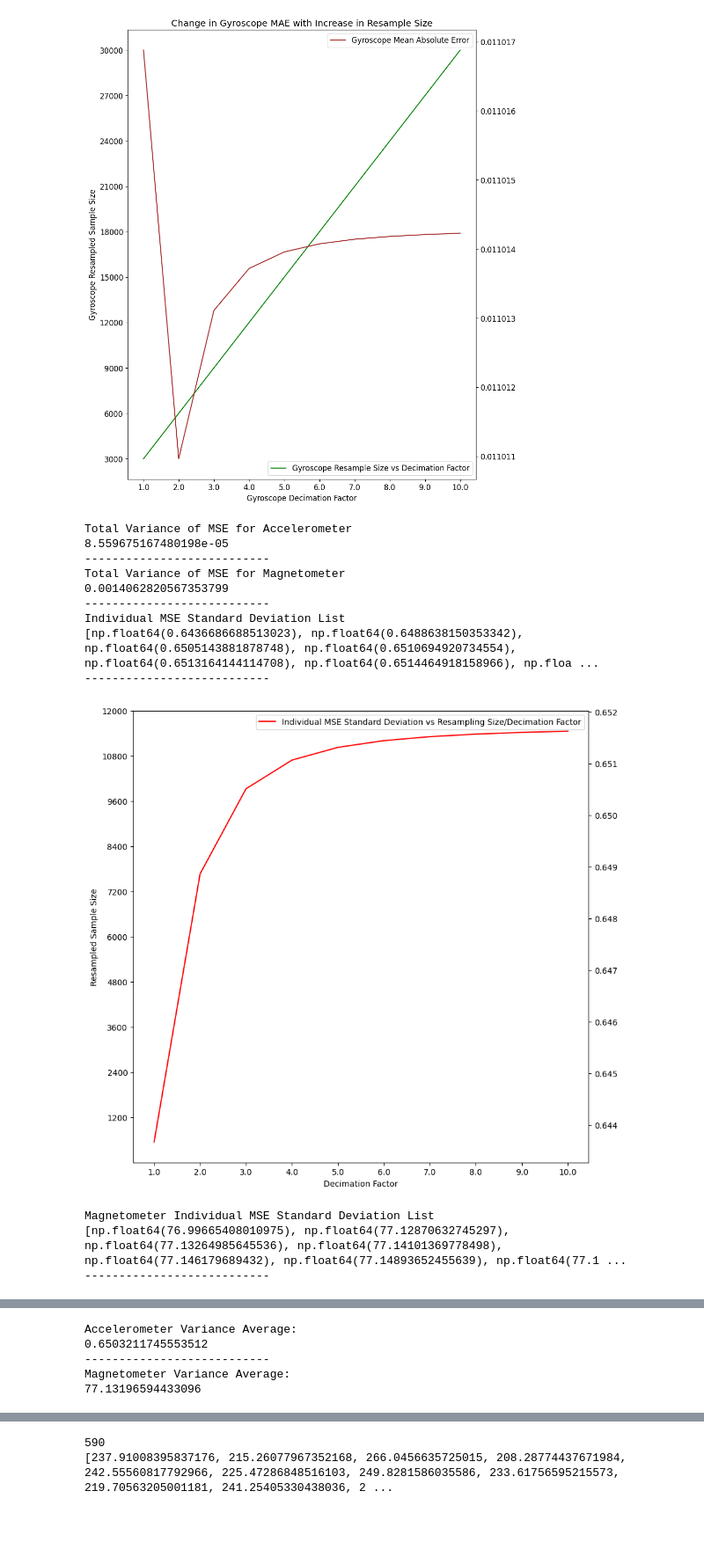
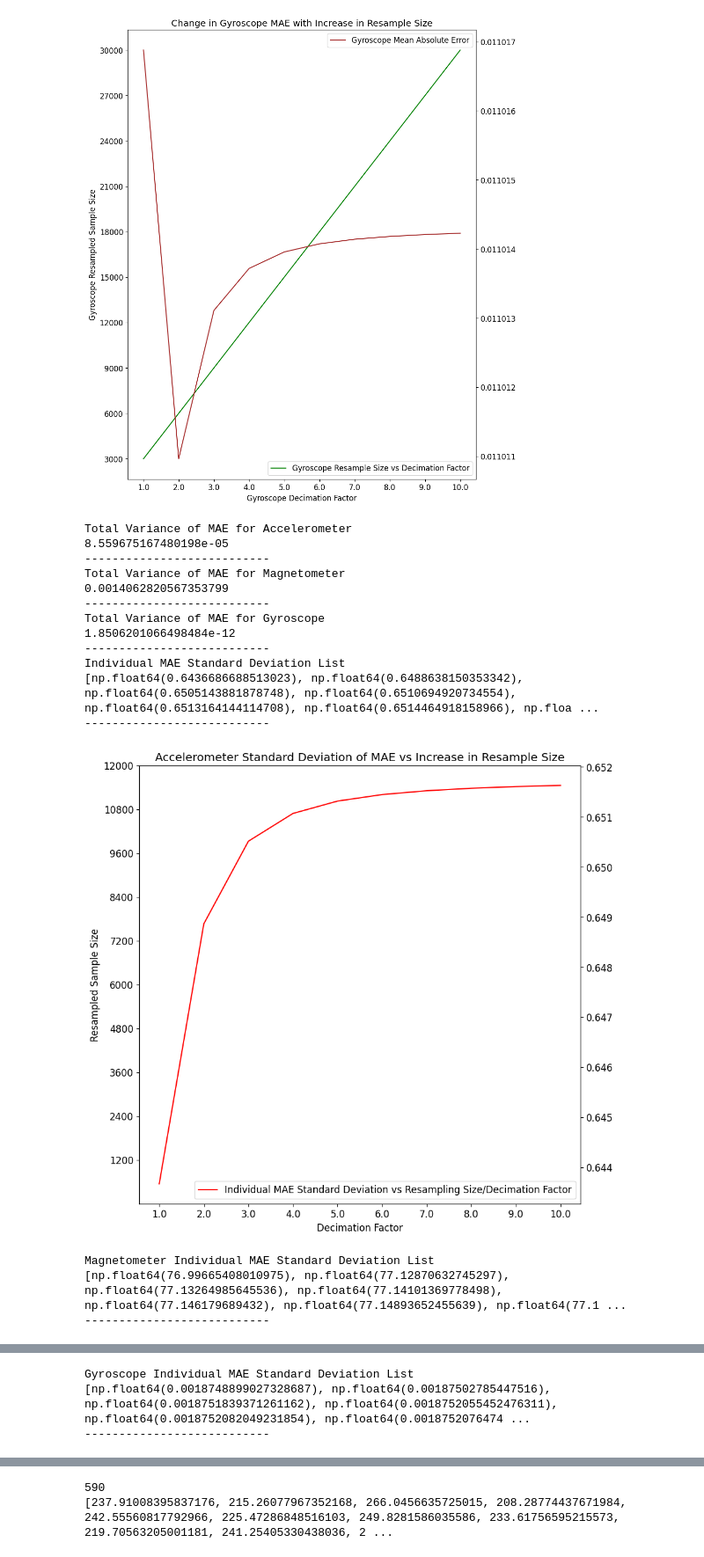
Before and after one commit to ahmedRafique744/Trim-management, a Jupyter notebook: imu_processing.ipynb, the cells around one changed output, grey strips where cells are left out. Shown at 88% size. Saved outputs shown, nothing was run; the diff lists cells and outputs as text; code cells hidden in the pictures; blank space fills up the shorter version.

```diff
--- a/imu_processing.ipynb
+++ b/imu_processing.ipynb
@@ -675,84 +675,126 @@ plt.show()
 (10, 589)
 [figure]
 # %%
-# Calculating Total MSE Variance/Standard Deviation
+# Calculating Total MAE Variance/Standard Deviation
 
 mse_variance_xl = np.var(mean_squared_list)
-print("Total Variance of MSE for Accelerometer")
+print("Total Variance of MAE for Accelerometer")
 print(mse_variance_xl)
 print("---------------------------")
 
 mse_variance_mag = np.var(mag_mean_squared_list)
-print("Total Variance of MSE for Magnetometer")
+print("Total Variance of MAE for Magnetometer")
 print(mse_variance_mag)
 print("---------------------------")
 
-#  Calculating Individual MSE Variance/Standard Deviation for Accelerometer
+mse_variance_gy = np.var(gy_mean_squared_list)
+print("Total Variance of MAE for Gyroscope")
+print(mse_variance_gy)
+print("---------------------------")
+
+#  Calculating Individual MAE Variance/Standard Deviation for Accelerometer
 variance_list = []
 for interval in total_interval_vals:
     interval_var = np.std(interval)
     variance_list.append(interval_var)
 
-print("Individual MSE Standard Deviation List")
+print("Individual MAE Standard Deviation List")
 print(variance_list)
 print("---------------------------")
 fig, ax1 = plt.subplots()
 fig.set_figwidth(10)
 fig.set_figheight(10)
 ax_t = ax1.twinx()
-ax_t.plot(decimate_sizes, variance_list, label="Individual MSE Standard Deviation vs Resampling Size/Decimation Factor", c="red")
+ax_t.plot(decimate_sizes, variance_list, label="Individual MAE Standard Deviation vs Resampling Size/Decimation Factor", c="red")
 ax1.set_xticks(decimate_sizes, labels=list(decimate_sizes))
 ax1.set_yticks(resample_sizes, labels=list(resample_sizes))
 ax1.set_xlabel("Decimation Factor")
 ax1.set_ylabel("Resampled Sample Size")
+ax1.set_title("Accelerometer Standard Deviation of MAE vs Increase in Resample Size")
 plt.legend()
 plt.show()
 
-#  Calculating Individual MSE Variance/Standard Deviation for Magnetometer
+#  Calculating Individual MAE Variance/Standard Deviation for Magnetometer
 mag_variance_list = []
 for mag_interval in mag_total_interval_vals:
     mag_interval_var = np.std(mag_interval)
     mag_variance_list.append(mag_interval_var)
 
-print("Magnetometer Individual MSE Standard Deviation List")
+print("Magnetometer Individual MAE Standard Deviation List")
 print(mag_variance_list)
 print("---------------------------")
 fig, ax1 = plt.subplots()
 fig.set_figwidth(10)
 fig.set_figheight(10)
 ax_t = ax1.twinx()
-ax_t.plot(mag_decimate_sizes, mag_variance_list, label="Magnetometer Individual MSE Standard Deviation vs Resampling Size/Decimation Factor", c="blue")
+ax_t.plot(mag_decimate_sizes, mag_variance_list, label="Mag MAE Standard Deviation vs Resampling Size/Decimation Factor", c="blue")
 formatter = ScalarFormatter(useOffset=False)
 formatter.set_scientific(False)
 ax_t.yaxis.set_major_formatter(formatter)
 ax1.set_xticks(mag_decimate_sizes, labels=list(mag_decimate_sizes))
 ax1.set_yticks(mag_resample_sizes, labels=list(mag_resample_sizes))
 ax1.set_xlabel("Mag Decimation Factor")
 ax1.set_ylabel("Mag Resampled Sample Size")
+ax1.set_title("Magnetometer Standard Deviation of MAE vs Increase in Resample Size")
 plt.legend()
 plt.show()
 
+#  Calculating Individual MAE Variance/Standard Deviation for Gyroscope
+gy_variance_list = []
+for gy_interval in gy_total_interval_vals:
+    gy_interval_var = np.std(gy_interval)
+    gy_variance_list.append(gy_interval_var)
+
+print("Gyroscope Individual MAE Standard Deviation List")
+print(gy_variance_list)
+print("---------------------------")
+fig, ax1 = plt.subplots()
+fig.set_figwidth(10)
+fig.set_figheight(10)
+ax_t = ax1.twinx()
+ax_t.plot(gy_decimate_sizes, gy_variance_list, label="Gyroscope MAE Standard Deviation vs Resampling Size/Decimation Factor", c="brown")
+formatter = ScalarFormatter(useOffset=False)
+formatter.set_scientific(False)
+ax_t.yaxis.set_major_formatter(formatter)
+ax1.set_xticks(gy_decimate_sizes, labels=list(gy_decimate_sizes))
+ax1.set_yticks(gy_resample_sizes, labels=list(mag_resample_sizes))
+ax1.set_xlabel("Gyroscope Decimation Factor")
+ax1.set_ylabel("Gyroscope Resampled Sample Size")
+ax1.set_title("Gyroscope Standard Deviation of MAE vs Increase in Resample Size")
+plt.legend()
+plt.show()
+
+
 # Average of Accelerometer Variance List
 xl_var_avg = np.average(variance_list)
-print("Accelerometer Variance Average:")
+print("Accelerometer Standard Deviation Average:")
 print(xl_var_avg)
 print("---------------------------")
 
 # Average of Magnetometer Variance List
 mag_var_avg = np.average(mag_variance_list)
-print("Magnetometer Variance Average:")
+print("Magnetometer Standard Deviaion Average:")
 print(mag_var_avg)
+print("---------------------------")
+
+# Average of Gyroscope Variance List
+gy_var_avg = np.average(gy_variance_list)
+print("Gyroscope Variance Average:")
+print(gy_var_avg)
 # %% [output]
-Total Variance of MSE for Accelerometer
+Total Variance of MAE for Accelerometer
 8.559675167480198e-05
 ---------------------------
-Total Variance of MSE for Magnetometer
+Total Variance of MAE for Magnetometer
 0.0014062820567353799
 ---------------------------
-Individual MSE Standard Deviation List
+Total Variance of MAE for Gyroscope
+1.8506201066498484e-12
+---------------------------
+Individual MAE Standard Deviation List
 [np.float64(0.6436686688513023), np.float64(0.6488638150353342), np.float64(0.6505143881878748), np.float64(0.6510694920734554), np.float64(0.6513164144114708), np.float64(0.6514464918158966), np.floa ...
 ---------------------------
-[figure, old version]
+[figure, new version]
-Magnetometer Individual MSE Standard Deviation List
+Magnetometer Individual MAE Standard Deviation List
 [np.float64(76.99665408010975), np.float64(77.12870632745297), np.float64(77.13264985645536), np.float64(77.14101369778498), np.float64(77.146179689432), np.float64(77.14893652455639), np.float64(77.1 ...
 ---------------------------
@@ -760,5 +802,3 @@ Magnetometer Individual MSE Standard Deviation List
-Accelerometer Variance Average:
-0.6503211745553512
+Gyroscope Individual MAE Standard Deviation List
+[np.float64(0.0018748899027328687), np.float64(0.00187502785447516), np.float64(0.0018751839371261162), np.float64(0.0018752055452476311), np.float64(0.0018752082049231854), np.float64(0.0018752076474 ...
 ---------------------------
-Magnetometer Variance Average:
-77.13196594433096
```
Also changed, not shown: parts of 2 cells of this notebook, 2 other files.
